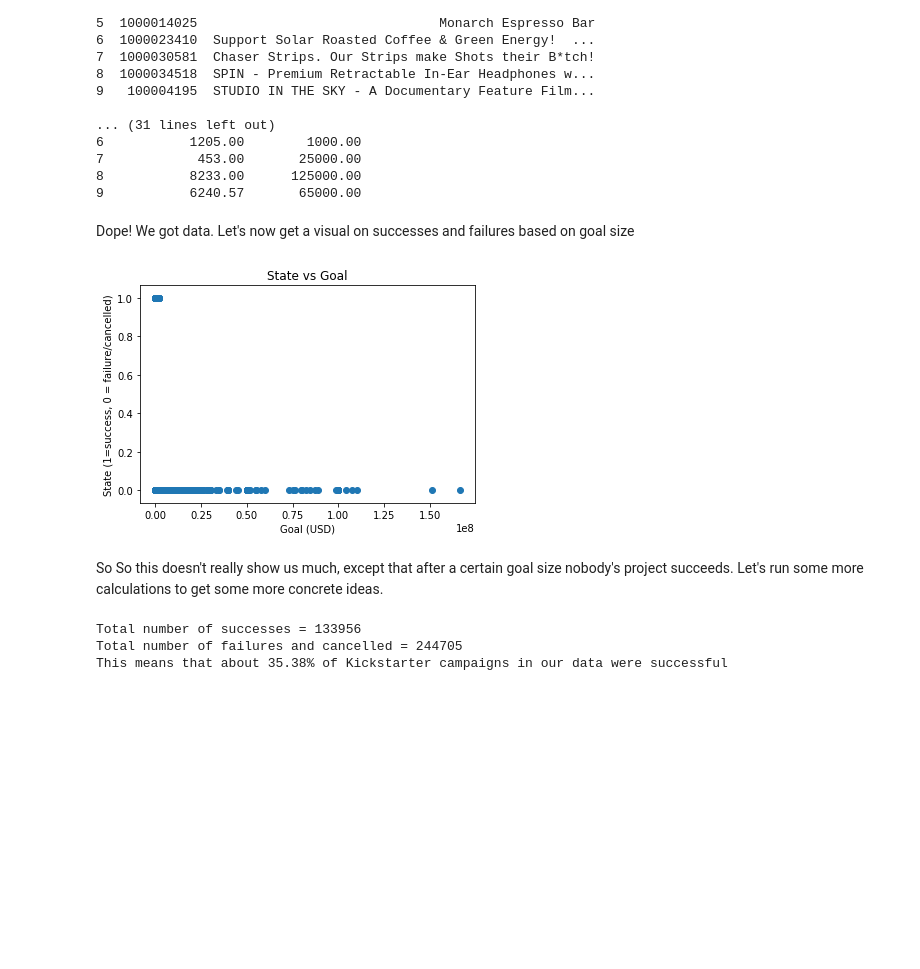
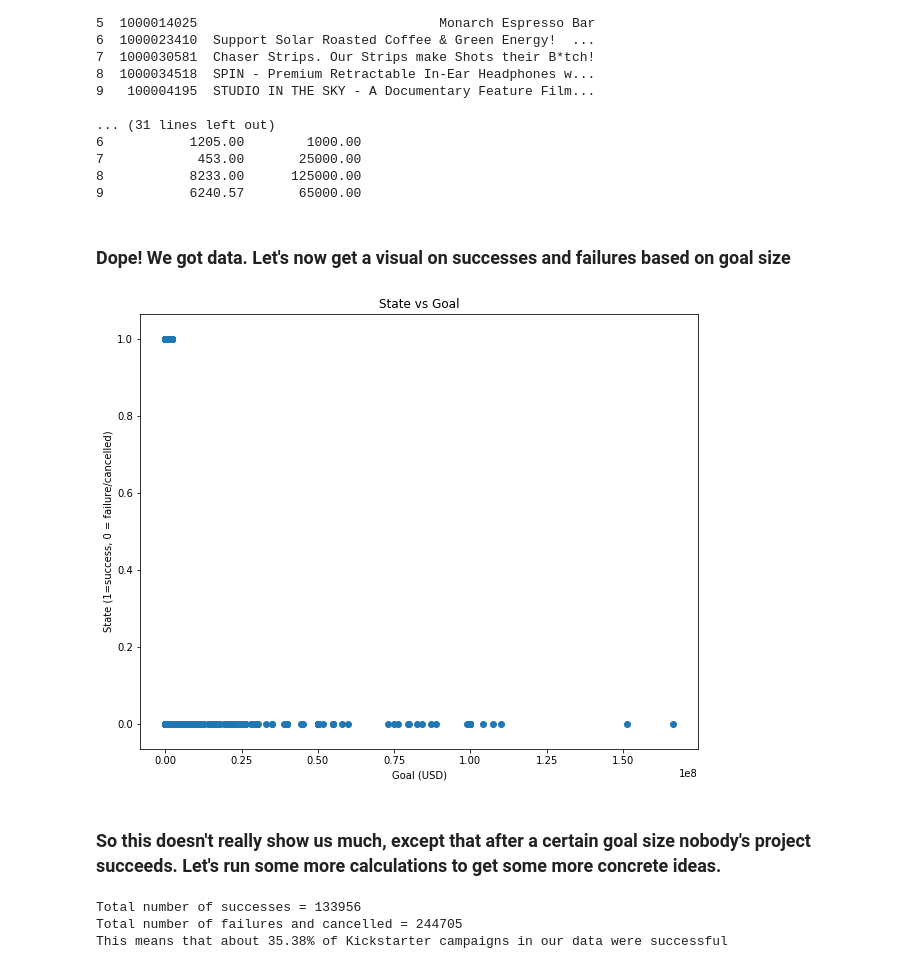
Before and after one commit to ibeckermayer/DockerHackathon, a Jupyter notebook: Hackathon Demo.ipynb, the cells around one changed output. Saved outputs shown, nothing was run; the diff lists cells and outputs as text; code cells hidden in the pictures; blank space fills up the shorter version.

```diff
--- a/Hackathon Demo.ipynb
+++ b/Hackathon Demo.ipynb
@@ -68,19 +68,20 @@ print(df.head(10))
 8           8233.00      125000.00
 9           6240.57       65000.00
 # %% [markdown]
-Dope! We got data. Let's now get a visual on successes and failures based on goal size
+### Dope! We got data. Let's now get a visual on successes and failures based on goal size
 # %%
 df['state_binary'] = df['state'].apply(lambda s: True if s == "successful" else False)
 fig1, ax1 = plt.subplots()
 ax1.scatter(df['usd_goal_real'], df['state_binary'])
 ax1.set_xlabel('Goal (USD)')
 ax1.set_ylabel('State (1=success, 0 = failure/cancelled)')
 ax1.set_title('State vs Goal')
-plt.show(block=False)
+fig1.set_figheight(8)
+fig1.set_figwidth(10)
 # %% [output]
-[figure, old version]
+[figure, new version]
 # %% [markdown]
-So So this doesn't really show us much, except that after a certain goal size nobody's project succeeds. Let's run some more calculations to get some more concrete ideas.
+### So this doesn't really show us much, except that after a certain goal size nobody's project succeeds. Let's run some more calculations to get some more concrete ideas.
 # %%
 print()
 print("Total number of successes = {:d}".format(np.sum(df['state_binary'])))
```
Also changed, not shown: parts of 18 cells of this notebook.
